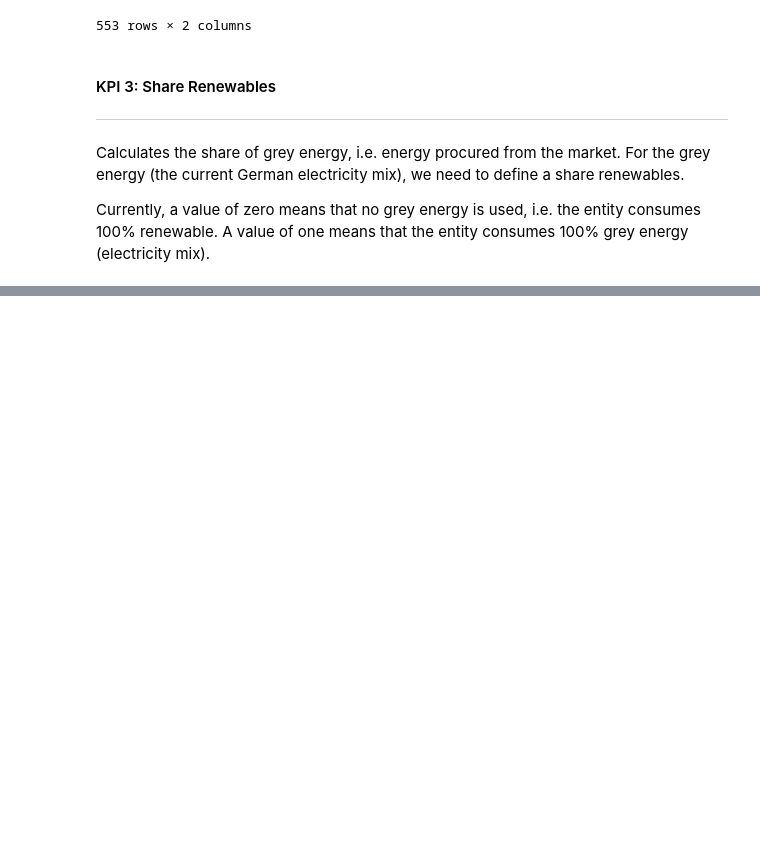
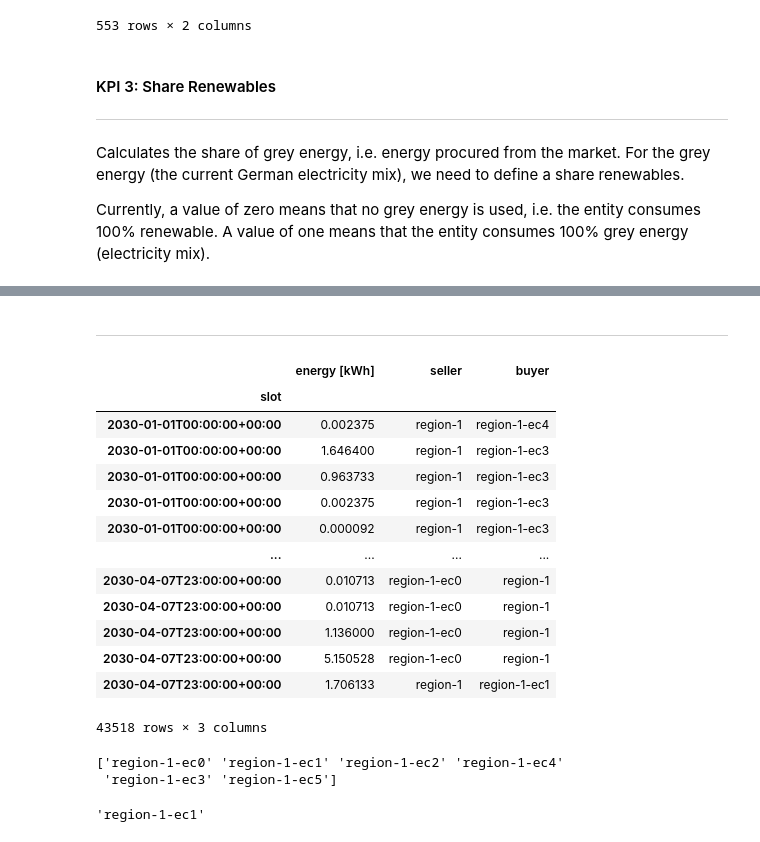
Before and after one commit to jochenmadler/fim_fit, a Jupyter notebook: GSy_KPI_calculation/01_processing/functions_test_v2.ipynb, the cells around one changed output, grey strips where cells are left out. Cells and saved outputs as stored; diff of their text form; code cells hidden in the pictures; blank space fills up the shorter version.

```diff
--- a/GSy_KPI_calculation/01_processing/functions_test_v2.ipynb
+++ b/GSy_KPI_calculation/01_processing/functions_test_v2.ipynb
@@ -162,0 +402,33 @@ f.share_renewables(os.getcwd())
+# %% [markdown]
+---
+# %%
+df = pd.concat([df, df1]).sort_values(by='slot').reset_index(drop=True)
+df.set_index(['slot'], inplace=True)
+df
+# %% [output]
+|  | energy [kWh] | seller | buyer |
+| slot |  |  |  |
+| 2030-01-01T00:00:00+00:00 | 0.002375 | region-1 | region-1-ec4 |
+| 2030-01-01T00:00:00+00:00 | 1.646400 | region-1 | region-1-ec3 |
+| 2030-01-01T00:00:00+00:00 | 0.963733 | region-1 | region-1-ec3 |
+| 2030-01-01T00:00:00+00:00 | 0.002375 | region-1 | region-1-ec3 |
+| 2030-01-01T00:00:00+00:00 | 0.000092 | region-1 | region-1-ec3 |
+| ... | ... | ... | ... |
+| 2030-04-07T23:00:00+00:00 | 0.010713 | region-1-ec0 | region-1 |
+| 2030-04-07T23:00:00+00:00 | 0.010713 | region-1-ec0 | region-1 |
+| 2030-04-07T23:00:00+00:00 | 1.136000 | region-1-ec0 | region-1 |
+| 2030-04-07T23:00:00+00:00 | 5.150528 | region-1-ec0 | region-1 |
+| 2030-04-07T23:00:00+00:00 | 1.706133 | region-1 | region-1-ec1 |
+43518 rows × 3 columns
+# %%
+# get children
+sellers = [i for i in df.seller.unique() if 'mm-' not in i and i != p]
+buyers = [i for i in df.buyer.unique() if 'mm-' not in i and i != p]
+children = pd.Series([*sellers, *buyers]).unique()
+print(children)
+c = children[1]
+c
+# %% [output]
+['region-1-ec0' 'region-1-ec1' 'region-1-ec2' 'region-1-ec4'
+ 'region-1-ec3' 'region-1-ec5']
+'region-1-ec1'
```
Also changed, not shown: parts of 34 cells of this notebook, 1 other file.
